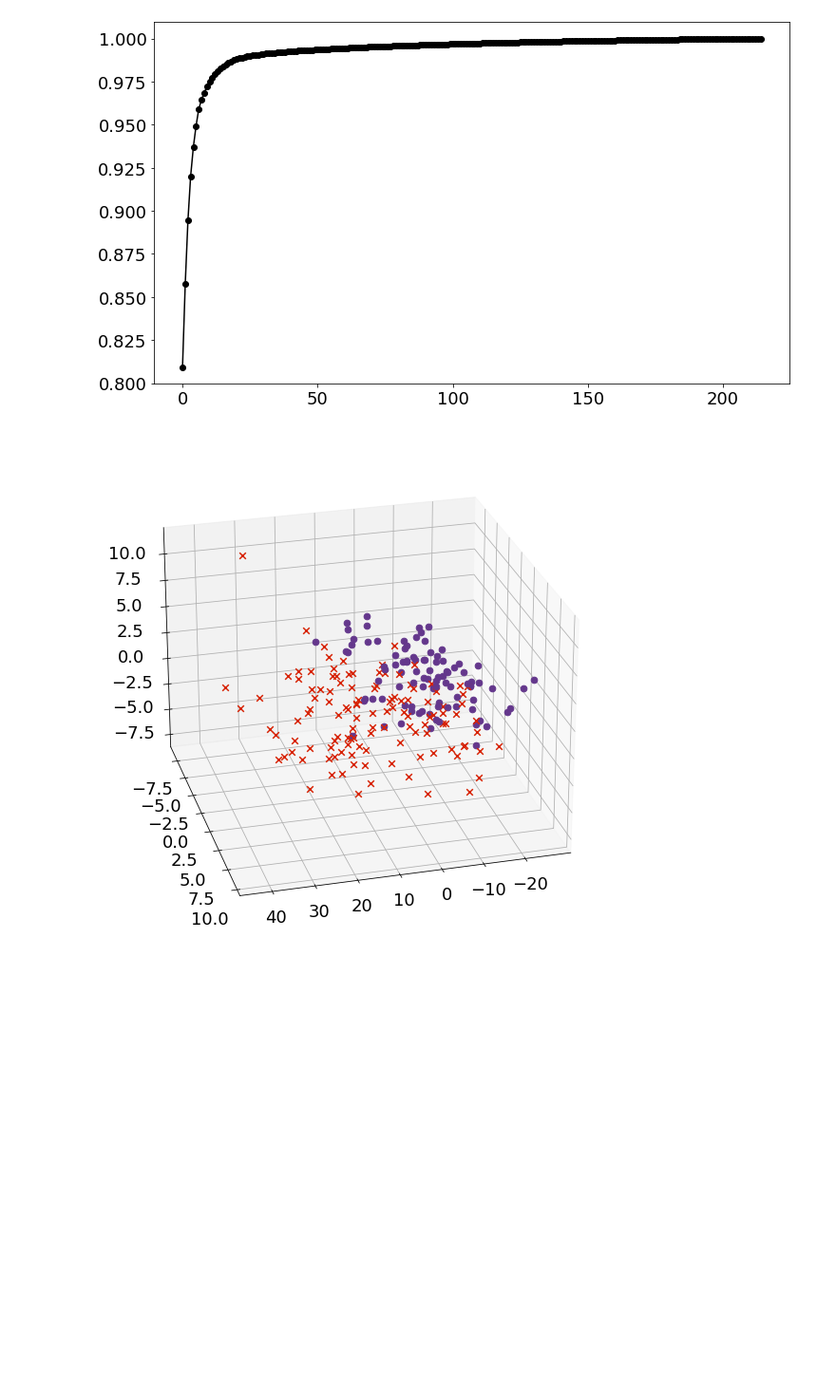
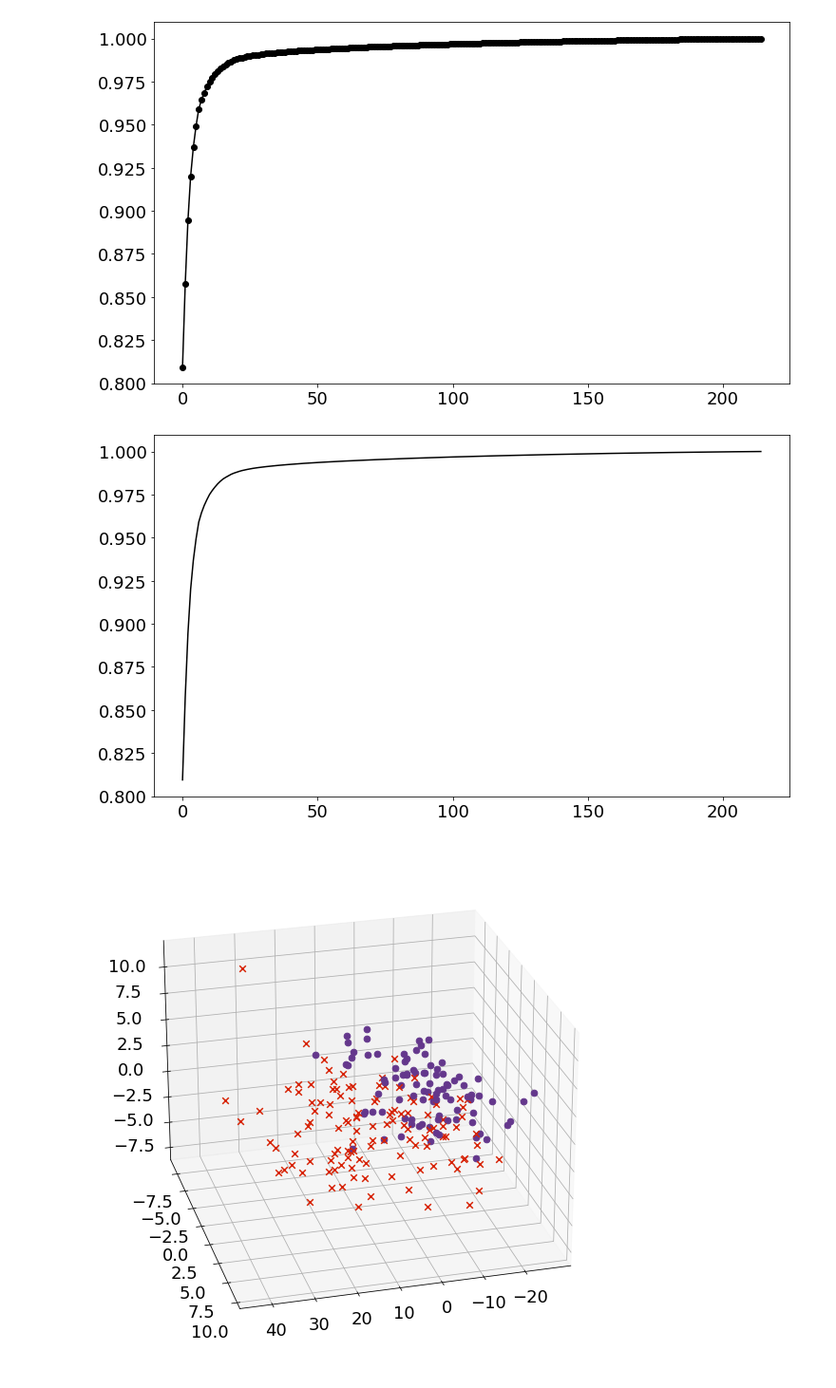
Before and after one commit to cedric-uden/Dimensionality-Reduction, a Jupyter notebook: notebooks/SVD-Visualization.ipynb, the cells around one changed output. Shown at 95% size. Drawn from its saved outputs; the diff is of its cells as text; code cells hidden in the pictures; blank space fills up the shorter version.

Commit message:
added a graph without the markers to be able to export both for the presentation

```diff
--- a/notebooks/SVD-Visualization.ipynb
+++ b/notebooks/SVD-Visualization.ipynb
@@ -37,6 +37,14 @@ ax2.plot(np.cumsum(var) / np.sum(var), '-o', color='k')
 plt.show()
 # %% [output]
 [figure]
+# %%
+fig2 = plt.figure()
+ax2 = fig2.add_subplot(111)
+ax2.plot(np.cumsum(var) / np.sum(var), color='k')
+
+plt.show()
+# %% [output]
+[figure, added]
 # %%
 pca = PCA(n_components=3, svd_solver='full')
 x_transform = pca.fit_transform(data)
```
